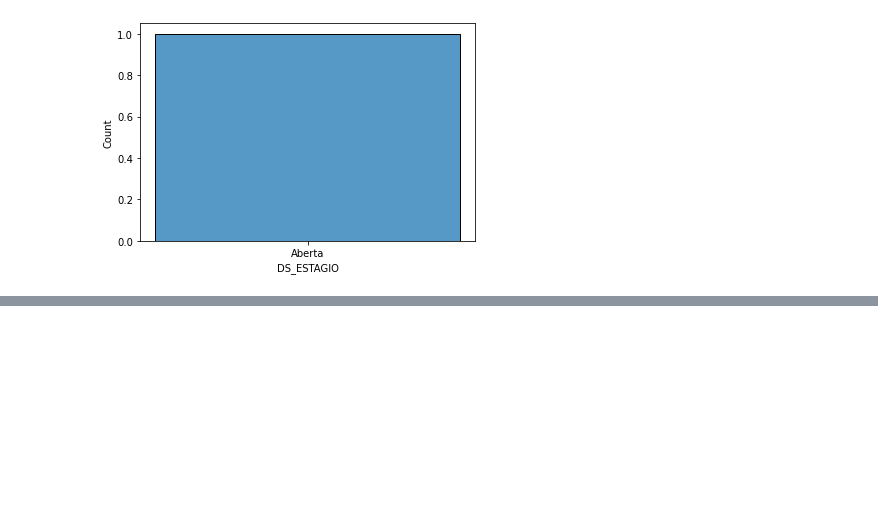
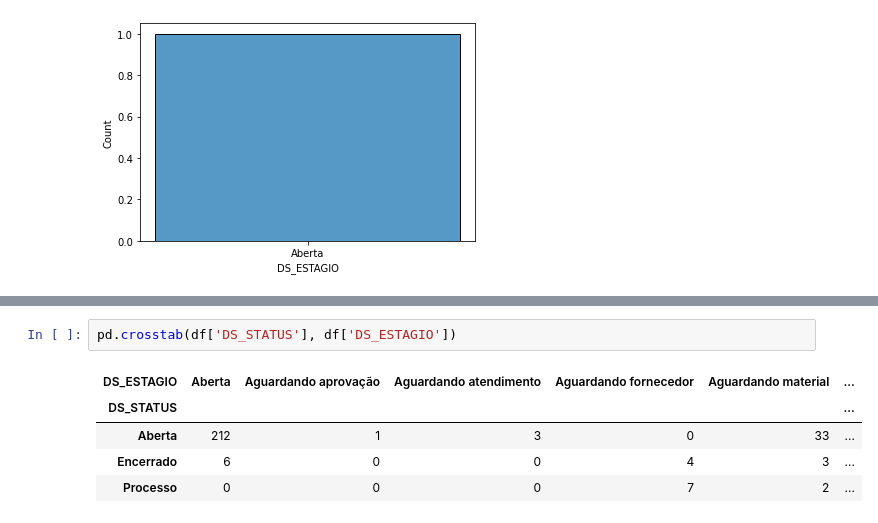
Before and after one commit to diegolima210288/job, a Jupyter notebook: extracao_explor_dados_os_manutencao/analise_explor_dataset_ordem_servic.ipynb, the cells around one changed output, grey strips where cells are left out. Cells and saved outputs as stored; diff of their text form; blank space fills up the shorter version.

```diff
--- a/extracao_explor_dados_os_manutencao/analise_explor_dataset_ordem_servic.ipynb
+++ b/extracao_explor_dados_os_manutencao/analise_explor_dataset_ordem_servic.ipynb
@@ -152,0 +176,8 @@ sns.histplot(data=df4, x='DS_ESTAGIO');
+# %%
+pd.crosstab(df['DS_STATUS'], df['DS_ESTAGIO'])
+# %% [output]
+| DS_ESTAGIO | Aberta | Aguardando aprovação | Aguardando atendimento | Aguardando fornecedor | Aguardando material | ... |
+| DS_STATUS |  |  |  |  |  | ... |
+| Aberta | 212 | 1 | 3 | 0 | 33 | ... |
+| Encerrado | 6 | 0 | 0 | 4 | 3 | ... |
+| Processo | 0 | 0 | 0 | 7 | 2 | ... |
```
Also changed, not shown: parts of 9 cells of this notebook.
